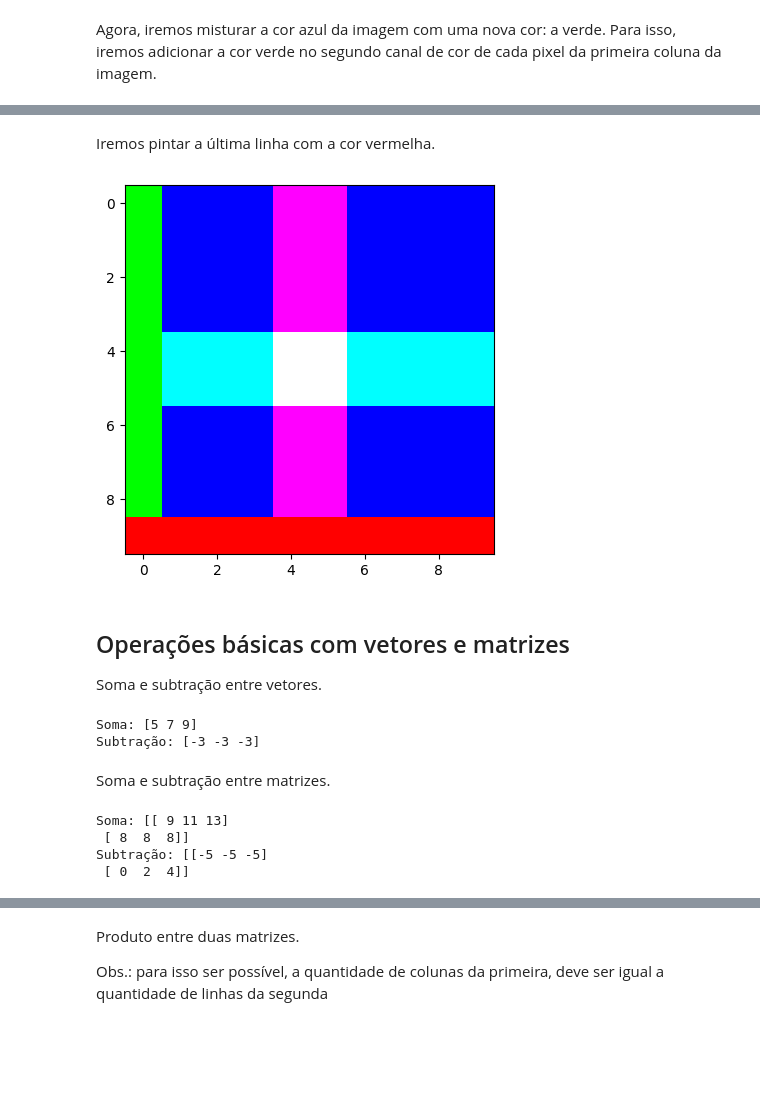
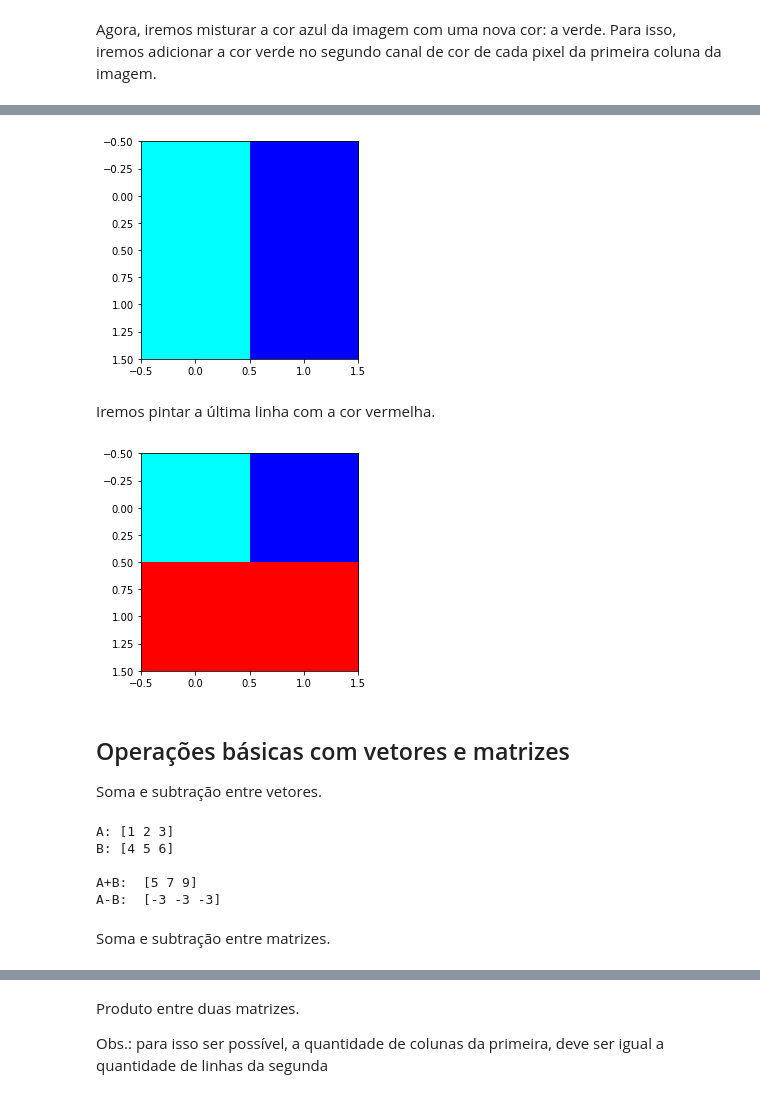
Before and after one commit to Nathan-Rgs/image-processing, a Jupyter notebook: exPDI01_introducao_python.ipynb, the cells around one changed output, grey strips where cells are left out. Drawn from its saved outputs; the diff is of its cells as text; code cells hidden in the pictures; blank space fills up the shorter version.

```diff
--- a/exPDI01_introducao_python.ipynb
+++ b/exPDI01_introducao_python.ipynb
@@ -189,0 +275,12 @@ plt.show()
+# %%
+# cria uma matriz de 2x2x3 com
+# todos os valores 0
+img1 = np.zeros([2,2,3], dtype=int)
+
+# agora iremos colocar o valor 255 no terceiro
+# canal de cor (índice 2) de cada linha e coluna
+img1[ :,:,2 ] = 255
+
+# plota a imagem.
+plt.imshow(img1)
+plt.show() # mostra a imagem
@@ -199,35 +291,41 @@ plt.show()
+# %%
+# iremos colocar o valor 255 no segundo
+# canal de cor (índice 1) de primeira coluna da imagem
+img1[ :,0,1 ] = 255
+
+# plota a imagem
+plt.imshow(img1)
+plt.show() # mostra a imagem
+# %% [output]
+[figure, added]
 # %% [markdown]
 Iremos pintar a última linha com a cor vermelha.
 # %%
-img[-1,:,:] = [255,0,0]
+# iremos colocar a cor vermelha na última linha
+img1[-1,:,: ] = [255,0,0]
 
-plt.imshow(img)
-plt.show()
+# plota a imagem
+plt.imshow(img1)
+plt.show() # mostra a imagem
 # %% [output]
-[figure, old version]
+[figure, new version]
 # %% [markdown]
 ## Operações básicas com vetores e matrizes
 
 Soma e subtração entre vetores.
 # %%
-vet = np.array([1,2,3])
-vet2 = np.array([4,5,6])
+A = np.array( [1,2,3] )
+B = np.array( [4,5,6] )
+print('A:', A);
+print('B:', B);
 
-print("Soma:", vet + vet2)
-print("Subtração:", vet - vet2)
+print('\nA+B: ', A+B )
+print('A-B: ', A-B )
 # %% [output]
-Soma: [5 7 9]
-Subtração: [-3 -3 -3]
+A: [1 2 3]
+B: [4 5 6]
+
+A+B:  [5 7 9]
+A-B:  [-3 -3 -3]
 # %% [markdown]
 Soma e subtração entre matrizes.
-# %%
-mat = np.array([[2,3,4], [4,5,6]])
-mat2 = np.array([[7,8,9], [4,3,2]])
-
-print("Soma:", mat + mat2)
-print("Subtração:", mat - mat2)
-# %% [output]
-Soma: [[ 9 11 13]
- [ 8  8  8]]
-Subtração: [[-5 -5 -5]
- [ 0  2  4]]
```
Also changed, not shown: parts of 59 cells of this notebook.
